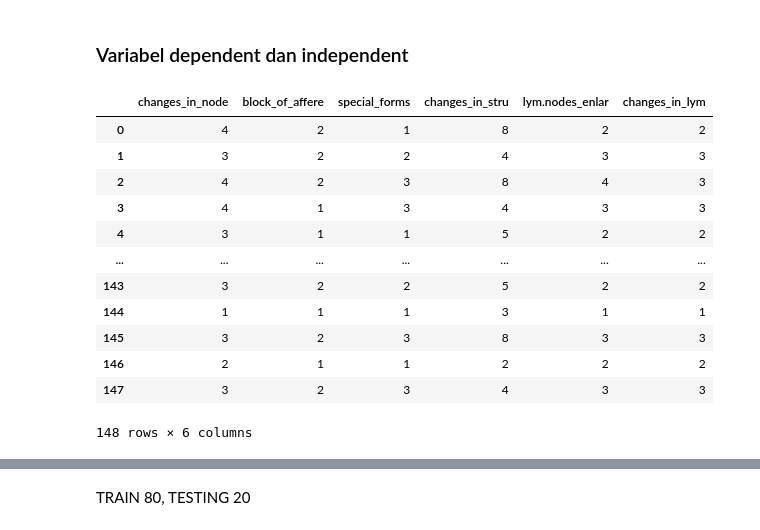
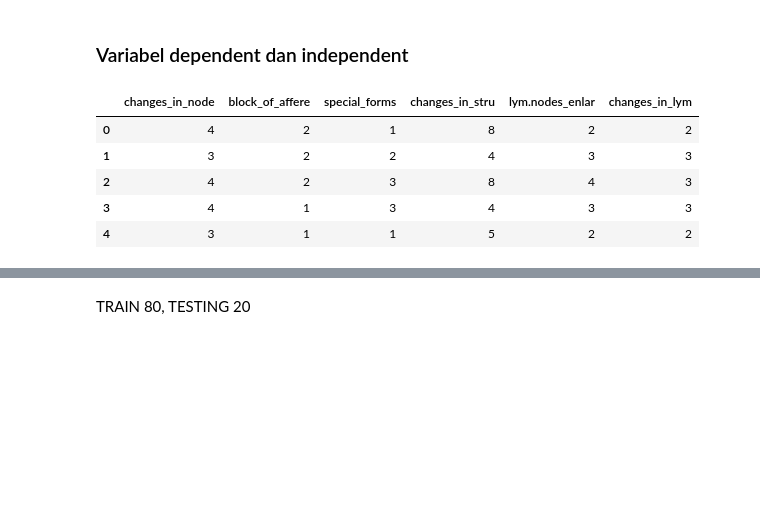
Before and after one commit to patgrace/randomforest, a Jupyter notebook: LymphClassifier.ipynb, the cells around one changed output, grey strips where cells are left out. Drawn from its saved outputs; the diff is of its cells as text; code cells hidden in the pictures; blank space fills up the shorter version.

```diff
--- a/LymphClassifier.ipynb
+++ b/LymphClassifier.ipynb
@@ -115,22 +107,15 @@ plt.show()
 # %%
 # Data Training
 X= [13, 2, 15, 14, 10, 11]
 X=df.loc[:, df.columns[X]]
-X
+X.head()
 # %% [output]
 |  | changes_in_node | block_of_affere | special_forms | changes_in_stru | lym.nodes_enlar | changes_in_lym |
 | 0 | 4 | 2 | 1 | 8 | 2 | 2 |
 | 1 | 3 | 2 | 2 | 4 | 3 | 3 |
 | 2 | 4 | 2 | 3 | 8 | 4 | 3 |
 | 3 | 4 | 1 | 3 | 4 | 3 | 3 |
 | 4 | 3 | 1 | 1 | 5 | 2 | 2 |
-| ... | ... | ... | ... | ... | ... | ... |
-| 143 | 3 | 2 | 2 | 5 | 2 | 2 |
-| 144 | 1 | 1 | 1 | 3 | 1 | 1 |
-| 145 | 3 | 2 | 3 | 8 | 3 | 3 |
-| 146 | 2 | 1 | 1 | 2 | 2 | 2 |
-| 147 | 3 | 2 | 3 | 4 | 3 | 3 |
-148 rows × 6 columns
 # %%
 # Data Testing
 y= [0]
```
Also changed, not shown: parts of 29 cells of this notebook.
